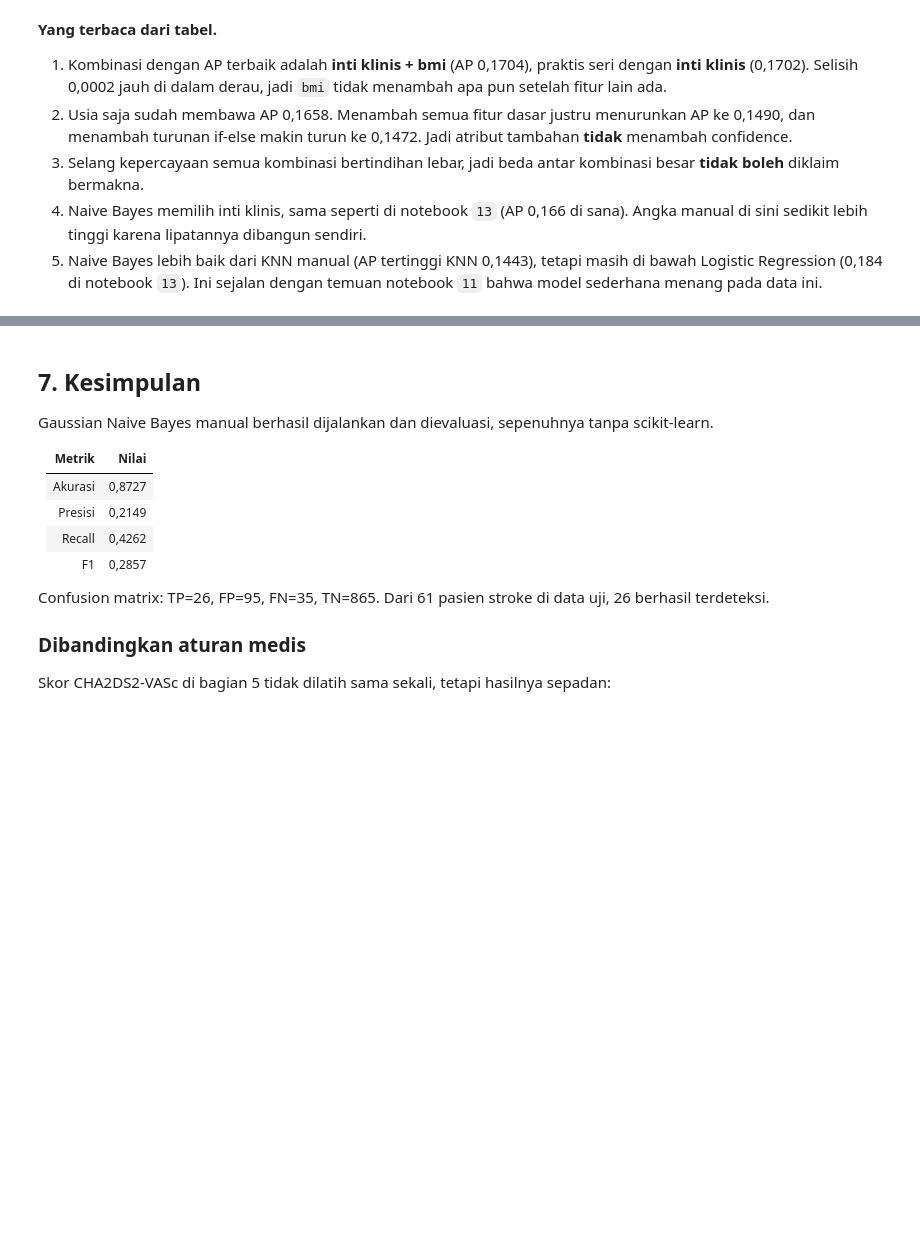
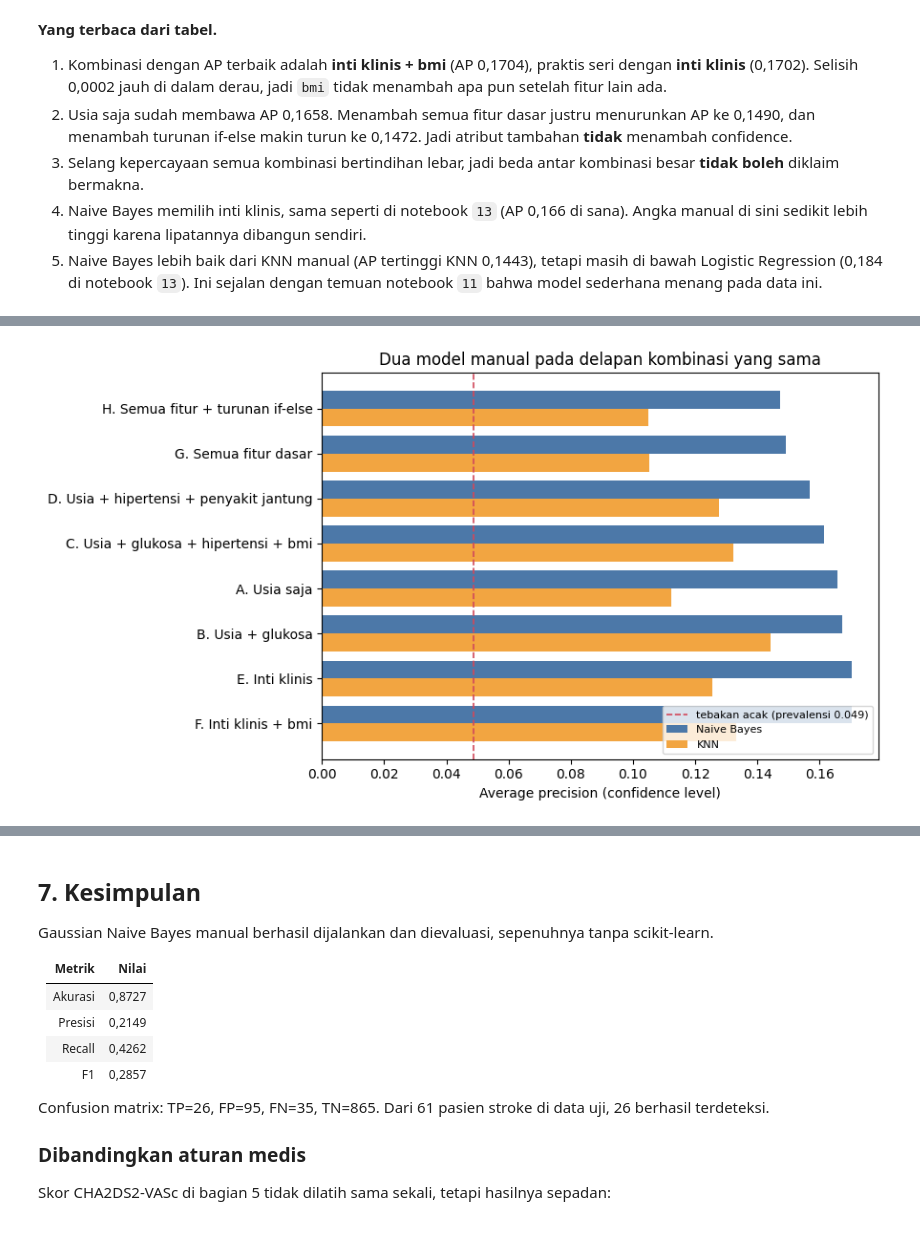
Before and after one commit to ravi-arnan/machine-learning, a Jupyter notebook: colab-hasil/03b_naive_bayes_manual_hasil.ipynb, the cells around one changed output, grey strips where cells are left out. Drawn from its saved outputs; the diff is of its cells as text; code cells hidden in the pictures; blank space fills up the shorter version.

```diff
--- a/colab-hasil/03b_naive_bayes_manual_hasil.ipynb
+++ b/colab-hasil/03b_naive_bayes_manual_hasil.ipynb
@@ -667,0 +669,18 @@ plt.show()
+# %%
+# AP KNN manual disalin dari notebook 03a_knn_manual.ipynb; protokolnya sama
+AP_KNN = {
+    "A. Usia saja": 0.1122,
+    "B. Usia + glukosa": 0.1443,
+    "C. Usia + glukosa + hipertensi + bmi": 0.1322,
+    "D. Usia + hipertensi + penyakit jantung": 0.1276,
+    "E. Inti klinis": 0.1256,
+    "F. Inti klinis + bmi": 0.1333,
+    "G. Semua fitur dasar": 0.1052,
+    "H. Semua fitur + turunan if-else": 0.1048,
+}
+
+banding = tabel_nb[["Kombinasi atribut", "AP"]].rename(columns={"AP": "AP Naive Bayes"})
+banding["AP KNN"] = banding["Kombinasi atribut"].map(AP_KNN)
+banding["selisih (NB - KNN)"] = (banding["AP Naive Bayes"] - banding["AP KNN"]).round(4)
+tabel_banding = banding.sort_values("AP Naive Bayes", ascending=False).reset_index(drop=True)
+tabel_banding
@@ -667,0 +697,20 @@ plt.show()
+# %%
+posisi = np.arange(len(tabel_banding))
+lebar = 0.4
+
+fig, ax = plt.subplots(figsize=(9, 5))
+ax.barh(posisi + lebar / 2, tabel_banding["AP Naive Bayes"], height=lebar,
+        color="#4C78A8", label="Naive Bayes")
+ax.barh(posisi - lebar / 2, tabel_banding["AP KNN"], height=lebar,
+        color="#F2A541", label="KNN")
+ax.axvline(y_komb.mean(), color="#D1495B", ls="--", lw=1.2,
+           label=f"tebakan acak (prevalensi {y_komb.mean():.3f})")
+ax.set_yticks(posisi)
+ax.set_yticklabels(tabel_banding["Kombinasi atribut"])
+ax.set_xlabel("Average precision (confidence level)")
+ax.set_title("Dua model manual pada delapan kombinasi yang sama")
+ax.legend(loc="lower right", fontsize=8)
+plt.tight_layout()
+plt.show()
+# %% [output]
+[figure, added]
```
Also changed, not shown: parts of 8 cells of this notebook, 3 other files.
